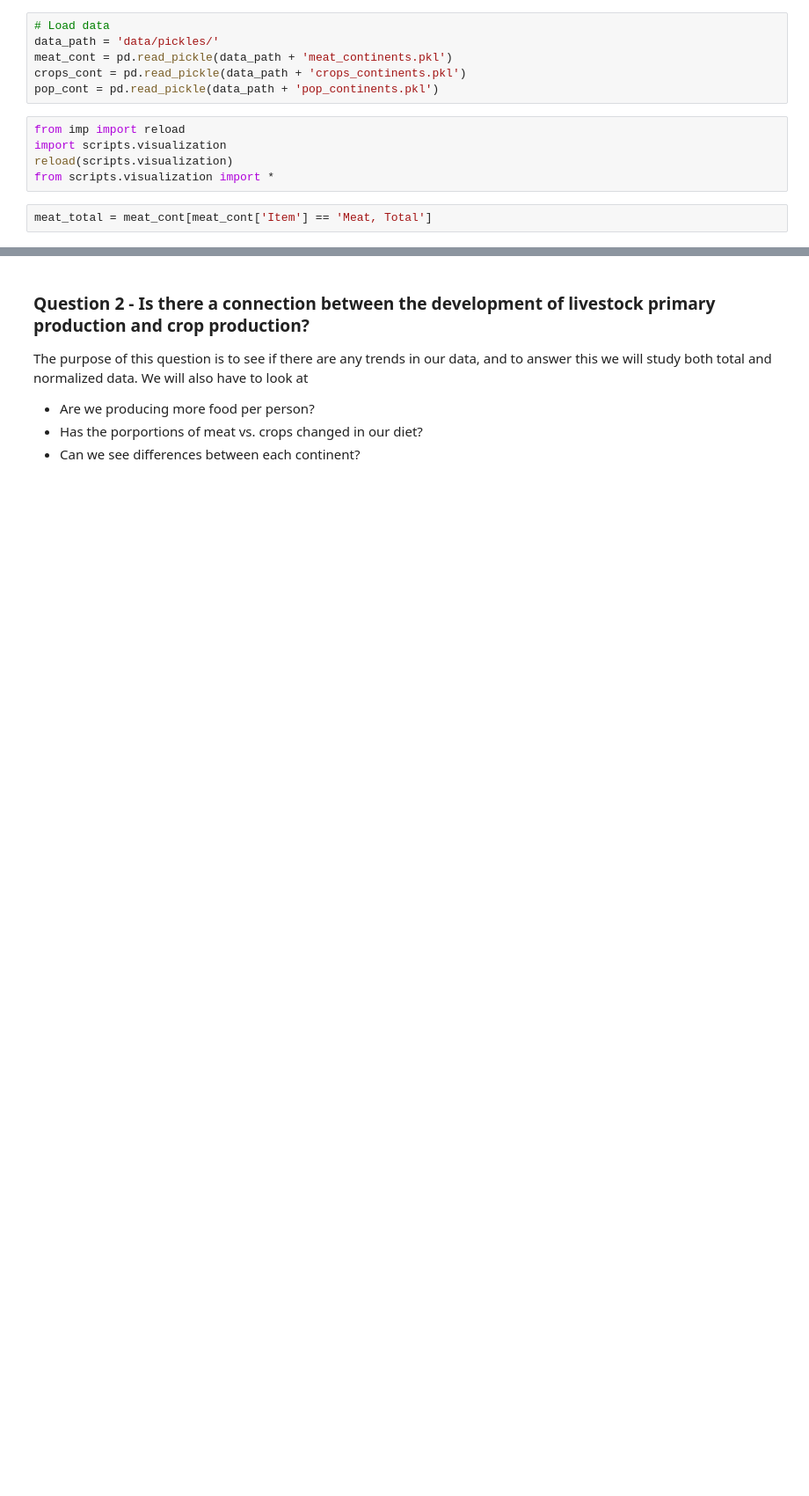
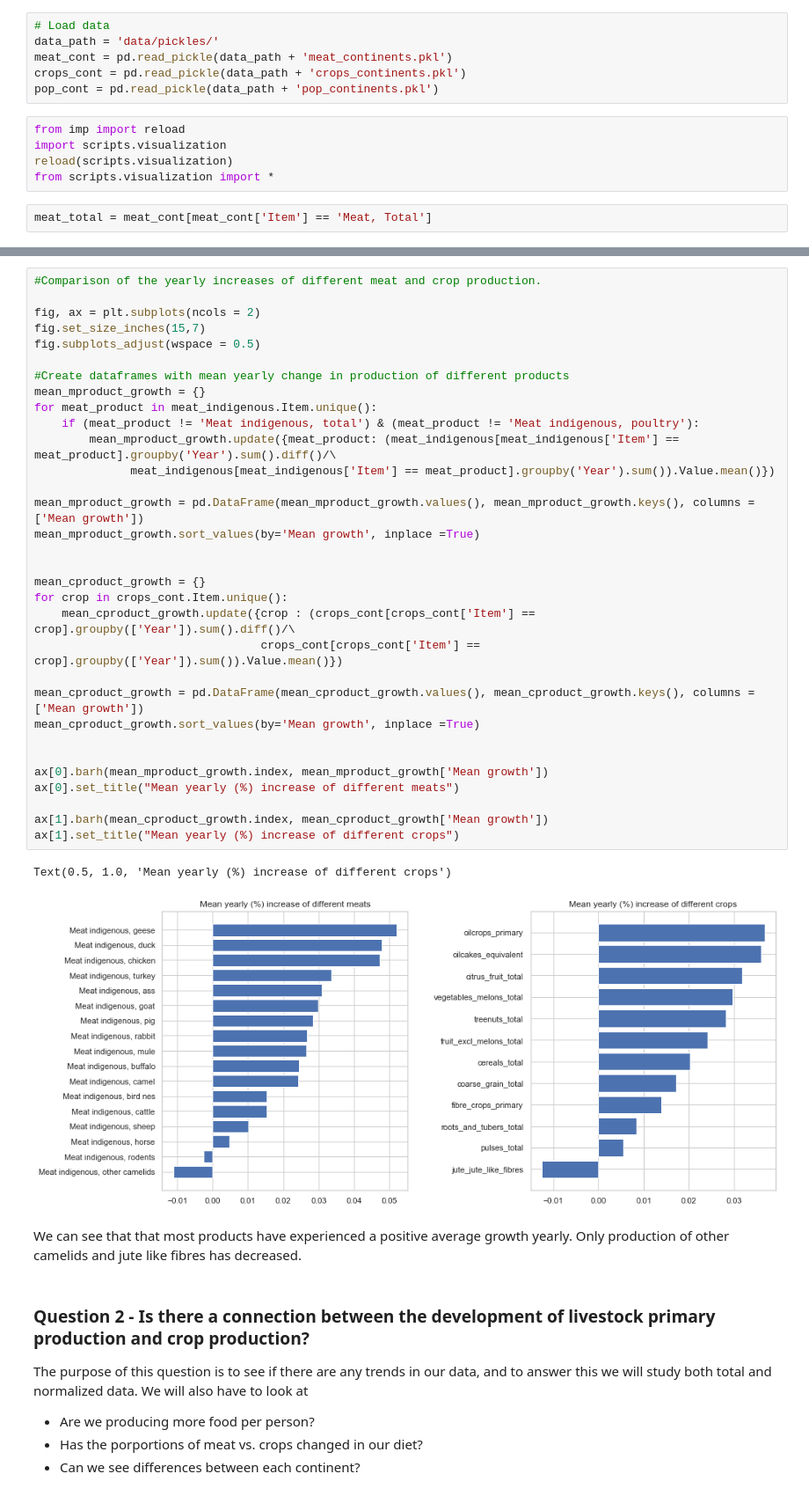
Before and after one commit to theodorhusefest/ADA-2019-project1-sovellettu-tiedon-analysoint, a Jupyter notebook: milestone_3.ipynb, the cells around one changed output, grey strips where cells are left out. Shown at 88% size. Saved outputs shown, nothing was run; the diff lists cells and outputs as text; blank space fills up the shorter version.

```diff
--- a/milestone_3.ipynb
+++ b/milestone_3.ipynb
@@ -58,3 +73,40 @@ plot_compare_areas(pop_cont,
+# %%
+#Comparison of the yearly increases of different meat and crop production.
+
+fig, ax = plt.subplots(ncols = 2)
+fig.set_size_inches(15,7)
+fig.subplots_adjust(wspace = 0.5)
+
+#Create dataframes with mean yearly change in production of different products
+mean_mproduct_growth = {}
+for meat_product in meat_indigenous.Item.unique():
+    if (meat_product != 'Meat indigenous, total') & (meat_product != 'Meat indigenous, poultry'):
+        mean_mproduct_growth.update({meat_product: (meat_indigenous[meat_indigenous['Item'] == meat_product].groupby('Year').sum().diff()/\
+              meat_indigenous[meat_indigenous['Item'] == meat_product].groupby('Year').sum()).Value.mean()})
+
+mean_mproduct_growth = pd.DataFrame(mean_mproduct_growth.values(), mean_mproduct_growth.keys(), columns = ['Mean growth'])
+mean_mproduct_growth.sort_values(by='Mean growth', inplace =True)
+
+
+mean_cproduct_growth = {}
+for crop in crops_cont.Item.unique():
+    mean_cproduct_growth.update({crop : (crops_cont[crops_cont['Item'] == crop].groupby(['Year']).sum().diff()/\
+                                 crops_cont[crops_cont['Item'] == crop].groupby(['Year']).sum()).Value.mean()})
+
+mean_cproduct_growth = pd.DataFrame(mean_cproduct_growth.values(), mean_cproduct_growth.keys(), columns = ['Mean growth'])
+mean_cproduct_growth.sort_values(by='Mean growth', inplace =True)
+
+
+ax[0].barh(mean_mproduct_growth.index, mean_mproduct_growth['Mean growth'])
+ax[0].set_title("Mean yearly (%) increase of different meats")
+
+ax[1].barh(mean_cproduct_growth.index, mean_cproduct_growth['Mean growth'])
+ax[1].set_title("Mean yearly (%) increase of different crops")
+# %% [output]
+Text(0.5, 1.0, 'Mean yearly (%) increase of different crops')
+[figure, added]
+# %% [markdown]
+We can see that that most products have experienced a positive average growth yearly. Only production of other camelids and jute like fibres has decreased.
 # %% [markdown]
 ### Question 2 - Is there a connection between the development of livestock primary production and crop production?
 
```
Also changed, not shown: parts of 3 cells of this notebook, 2 other files.
